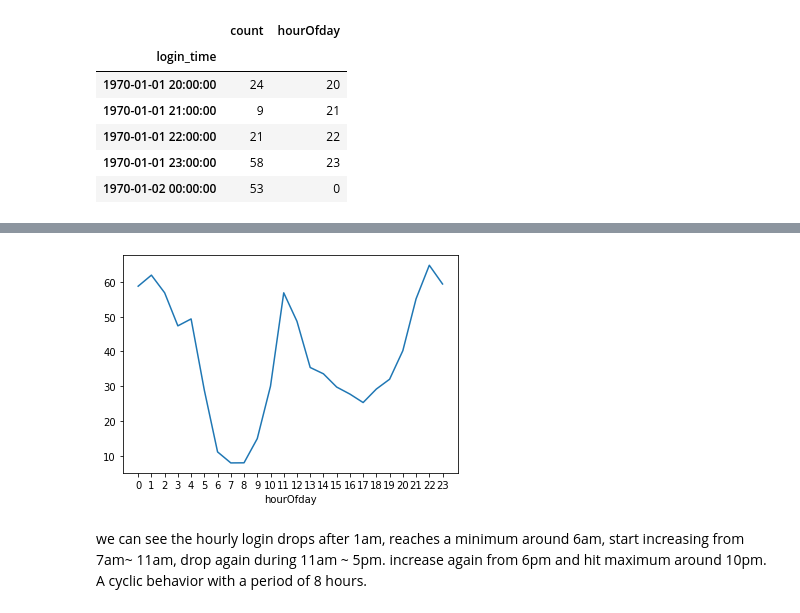
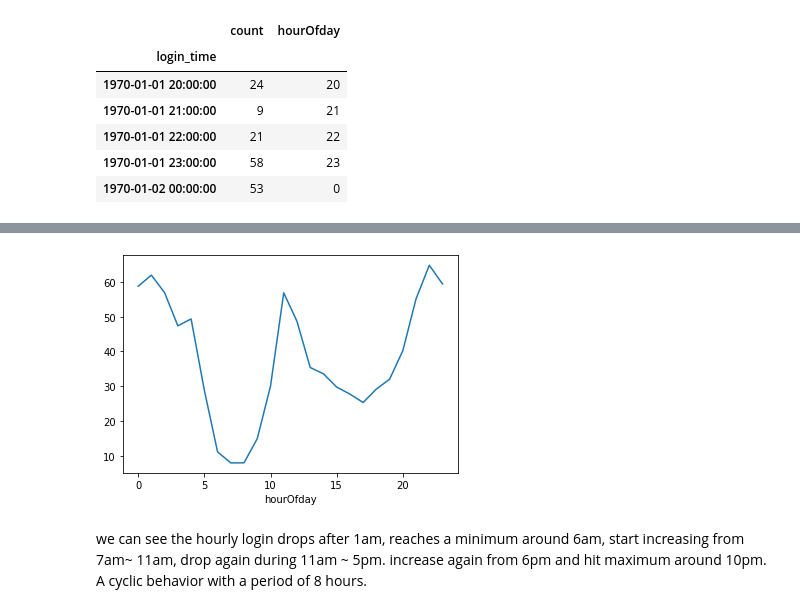
Before and after one commit to yoyo6022/Springboard-hands-on-project, a Jupyter notebook: ultimate_challenge/Ultimate_Challenge.ipynb, the cells around one changed output, grey strips where cells are left out. Cells and saved outputs as stored; diff of their text form; code cells hidden in the pictures.

```diff
--- a/ultimate_challenge/Ultimate_Challenge.ipynb
+++ b/ultimate_challenge/Ultimate_Challenge.ipynb
@@ -126,9 +133,9 @@ plt.scatter(df1_h.hourOfday, df1_h['count'])
 # %%
 df1_h.groupby('hourOfday')['count'].mean().plot()
-plt.xticks(np.arange(0,24,1))
+#plt.xticks(np.arange(0,24,1))
 plt.show()
 # %% [output]
-[figure, old version]
+[figure, new version]
 # %% [markdown]
 we can see the hourly login drops after 1am, reaches a minimum around 6am, start increasing from 7am~ 11am, drop again during 11am ~ 5pm.
 increase again from 6pm and hit maximum around 10pm. A cyclic behavior with a period of 8 hours.
```
Also changed, not shown: parts of 6 cells of this notebook.
